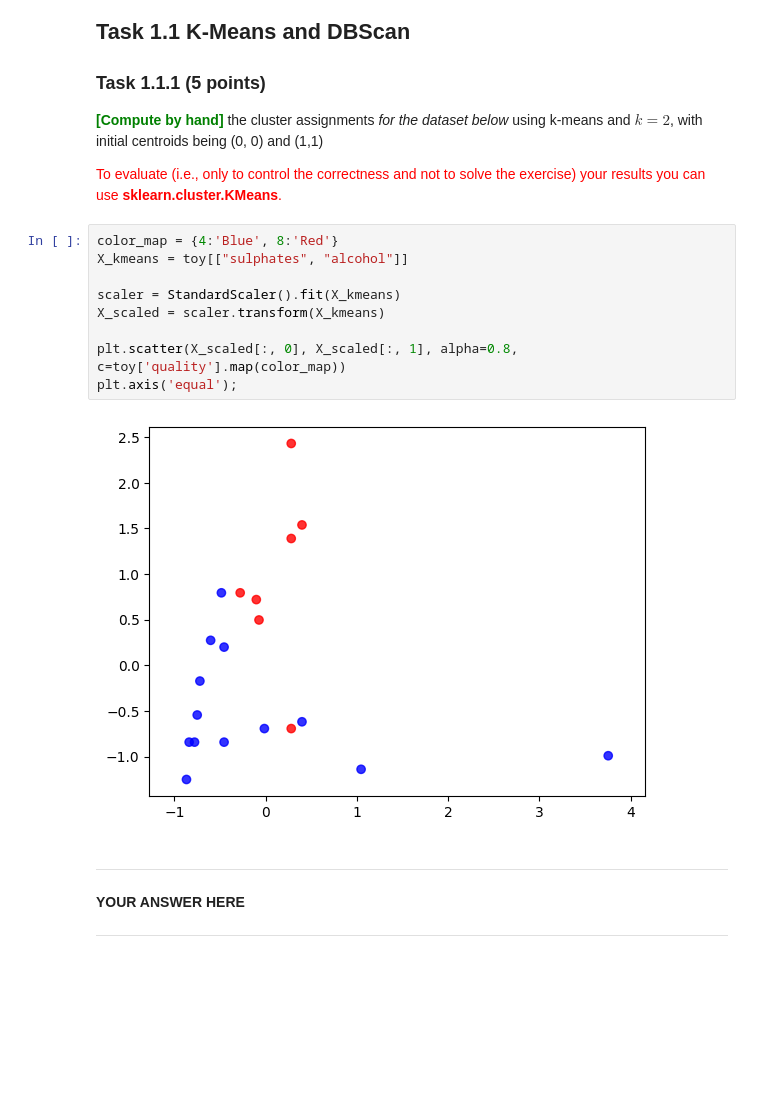
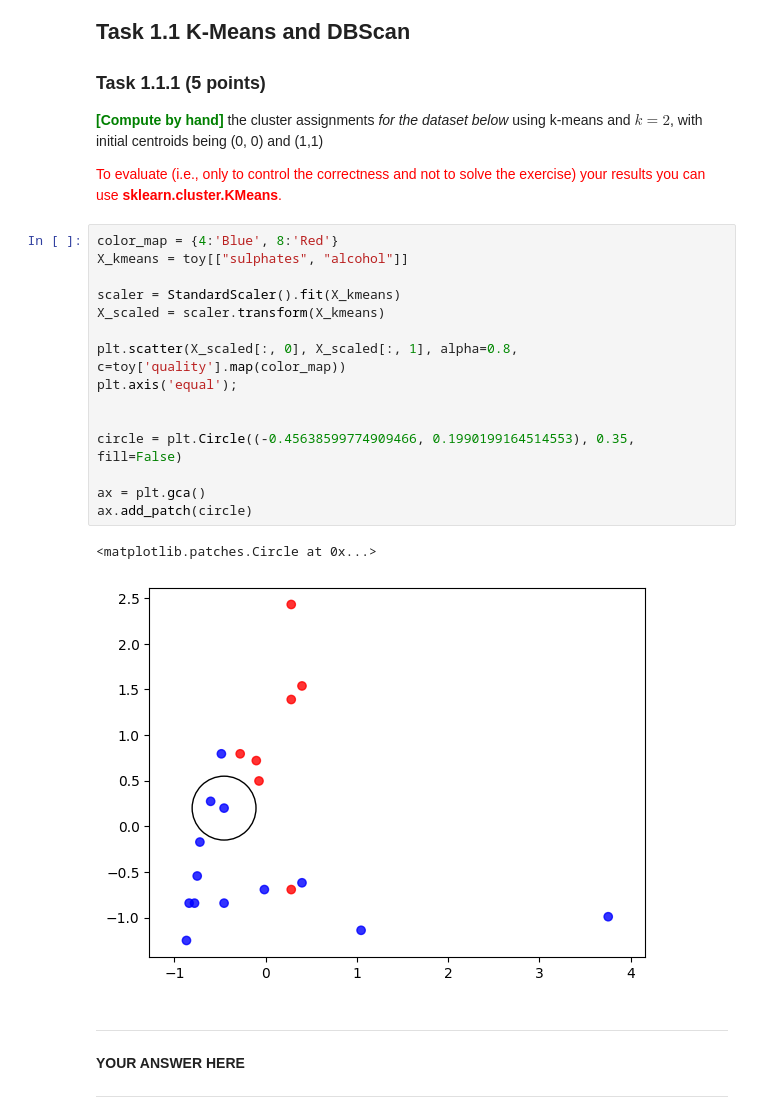
Before and after one commit to AnneKir/dm2023-exercises, a Jupyter notebook: handins/handin1.ipynb, the cells around one changed output. Cells and saved outputs as stored; diff of their text form; blank space fills up the shorter version.

```diff
--- a/handins/handin1.ipynb
+++ b/handins/handin1.ipynb
@@ -65,14 +66,21 @@ toy = wq[wq['quality'].isin([4, 8])].sample(n=20, random_state=RANDOM_SEED)
 # %%
 color_map = {4:'Blue', 8:'Red'}
 X_kmeans = toy[["sulphates", "alcohol"]]
 
 scaler = StandardScaler().fit(X_kmeans)
 X_scaled = scaler.transform(X_kmeans)
 
 plt.scatter(X_scaled[:, 0], X_scaled[:, 1], alpha=0.8, c=toy['quality'].map(color_map))
 plt.axis('equal');
+
+
+circle = plt.Circle((-0.45638599774909466, 0.1990199164514553), 0.35, fill=False)
+
+ax = plt.gca()
+ax.add_patch(circle)
 # %% [output]
+<matplotlib.patches.Circle at 0x...>
-[figure, old version]
+[figure, new version]
 # %% [markdown]
 *******************
 **YOUR ANSWER HERE**
```
Also changed, not shown: parts of 15 cells of this notebook.
